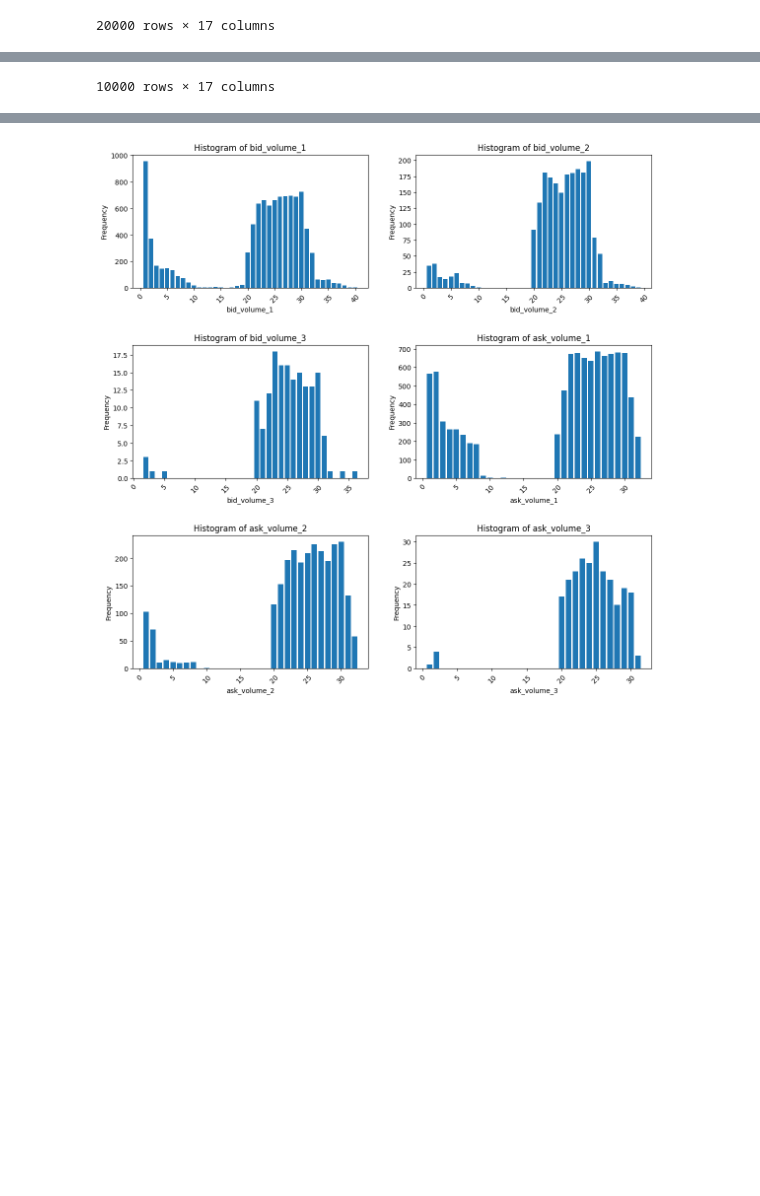
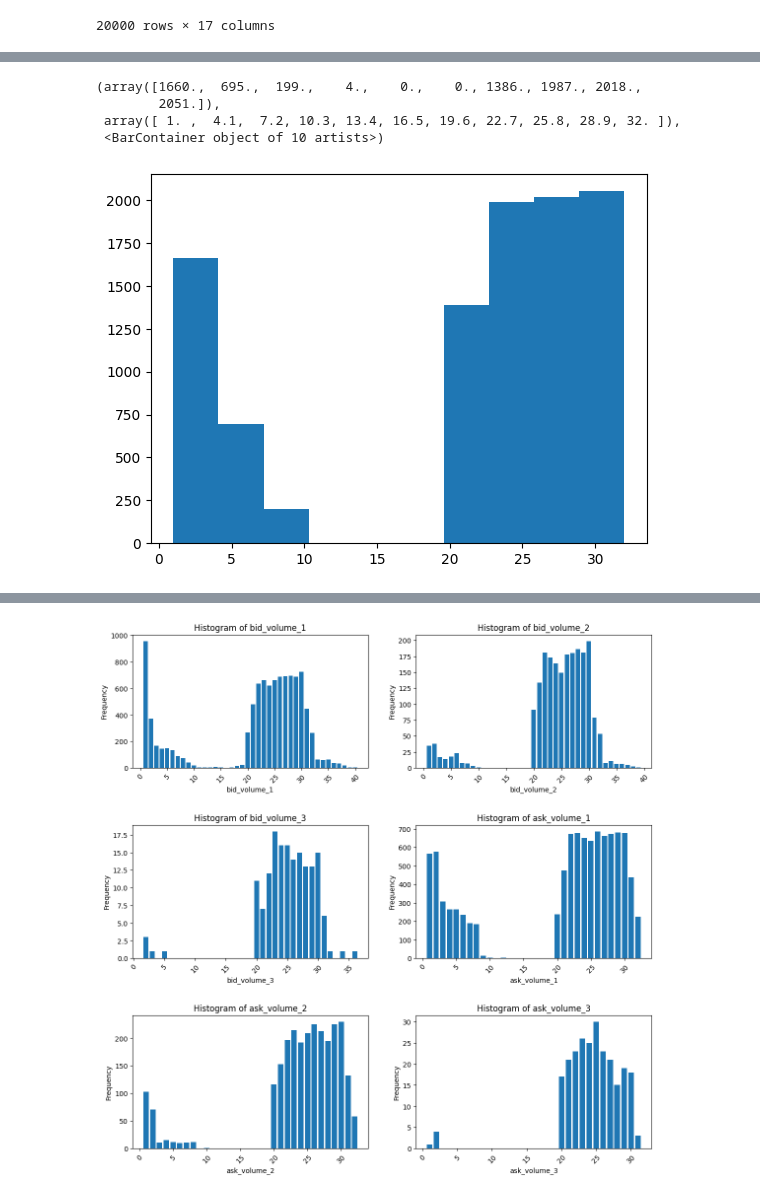
Before and after one commit to ManindraDeMel/Black-Shells-IMC-2025, a Jupyter notebook: Tools/analysis.ipynb, the cells around one changed output, grey strips where cells are left out. Cells and saved outputs as stored; diff of their text form; code cells hidden in the pictures; blank space fills up the shorter version.

```diff
--- a/Tools/analysis.ipynb
+++ b/Tools/analysis.ipynb
@@ -56,3 +71,3 @@ starfruit_data = last_year_market_data[last_year_market_data['product'] == "STAR
 # %%
-squid_ink_data
+plt.hist(squid_ink_data['ask_volume_1'])
 # %% [output]
@@ -71,2 +74,6 @@ squid_ink_data
-10000 rows × 17 columns
+(array([1660.,  695.,  199.,    4.,    0.,    0., 1386., 1987., 2018.,
+        2051.]),
+ array([ 1. ,  4.1,  7.2, 10.3, 13.4, 16.5, 19.6, 22.7, 25.8, 28.9, 32. ]),
+ <BarContainer object of 10 artists>)
+[figure, added]
 # %%
```
Also changed, not shown: parts of 5 cells of this notebook.
